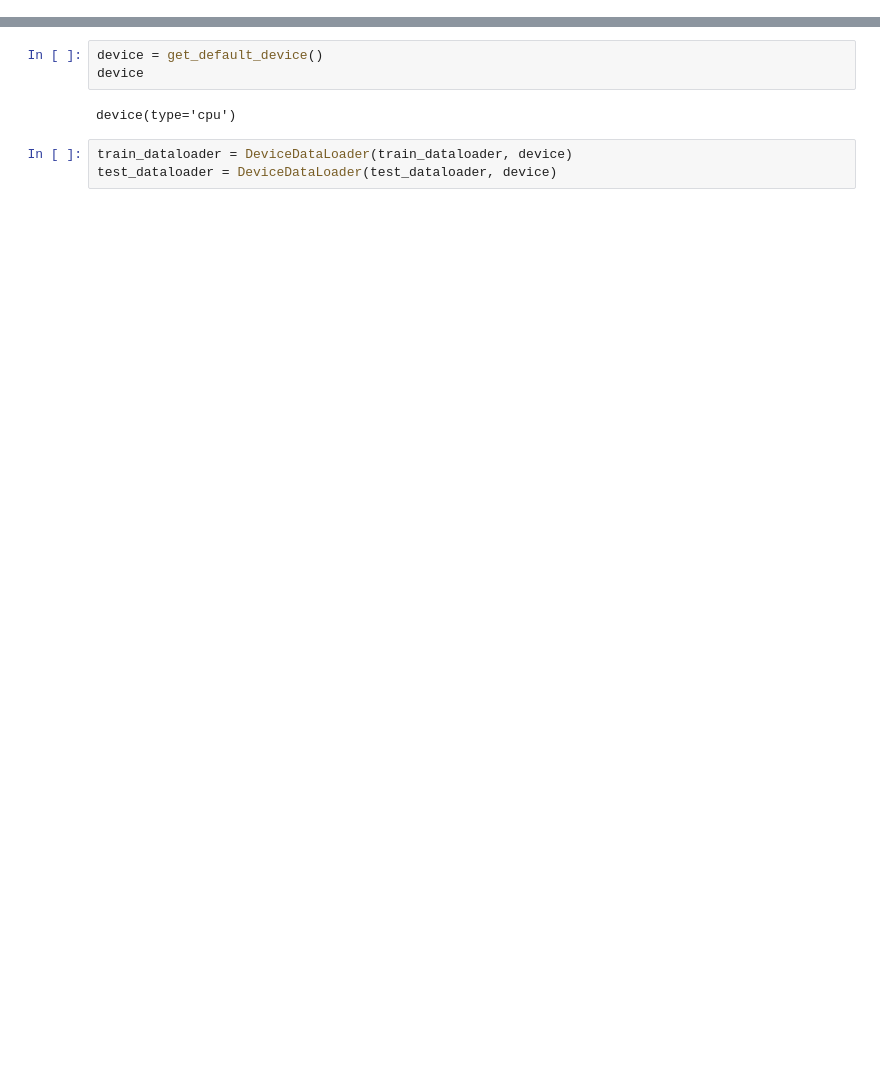
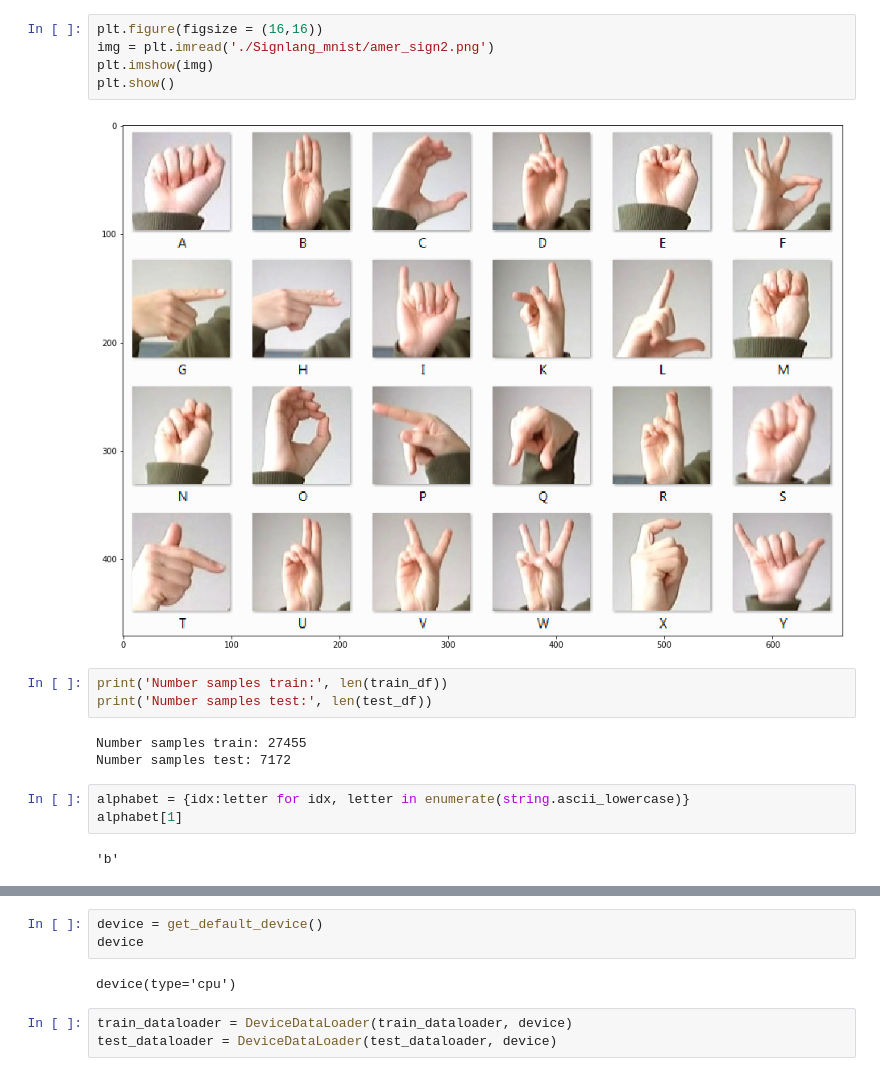
Before and after one commit to mikhachev/geekbrains-neuro, a Jupyter notebook: pytorch/Coursework.ipynb, the cells around one changed output, grey strips where cells are left out. Cells and saved outputs as stored; diff of their text form; blank space fills up the shorter version.

```diff
--- a/pytorch/Coursework.ipynb
+++ b/pytorch/Coursework.ipynb
@@ -221,0 +65,18 @@ class DeviceDataLoader():
+# %%
+plt.figure(figsize = (16,16))
+img = plt.imread('./Signlang_mnist/amer_sign2.png')
+plt.imshow(img)
+plt.show()
+# %% [output]
+[figure, added]
+# %%
+print('Number samples train:', len(train_df))
+print('Number samples test:', len(test_df))
+# %% [output]
+Number samples train: 27455
+Number samples test: 7172
+# %%
+alphabet = {idx:letter for idx, letter in enumerate(string.ascii_lowercase)}
+alphabet[1]
+# %% [output]
+'b'
```
Also changed, not shown: parts of 75 cells of this notebook.
